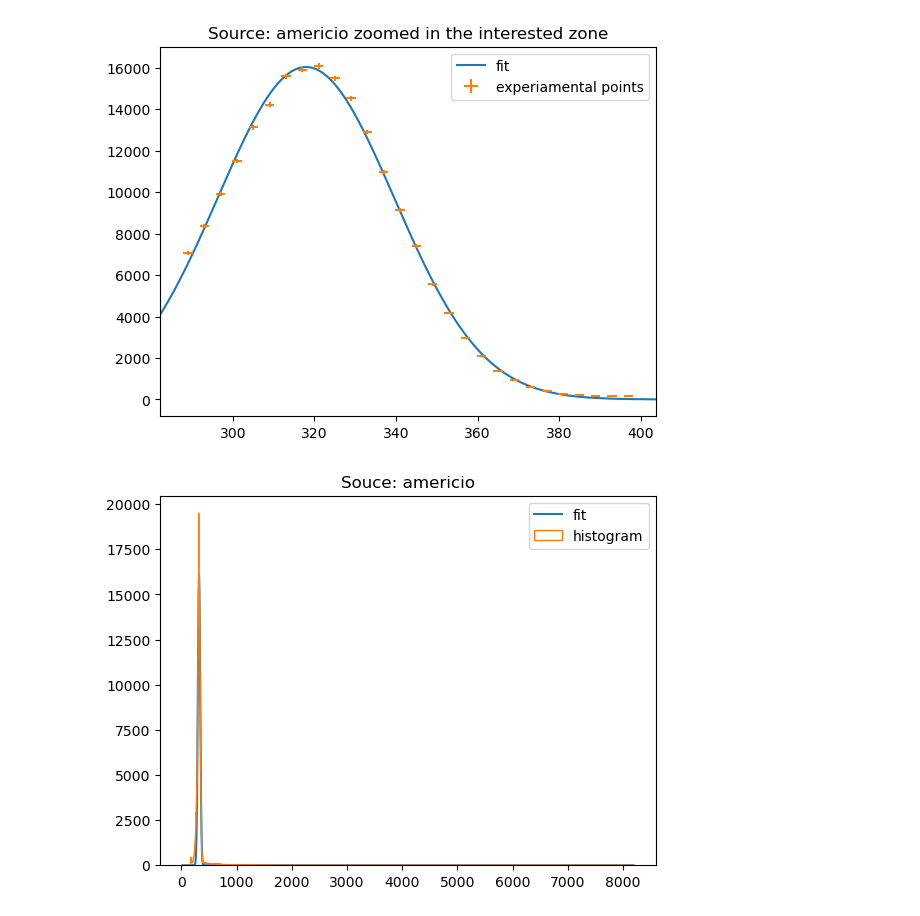
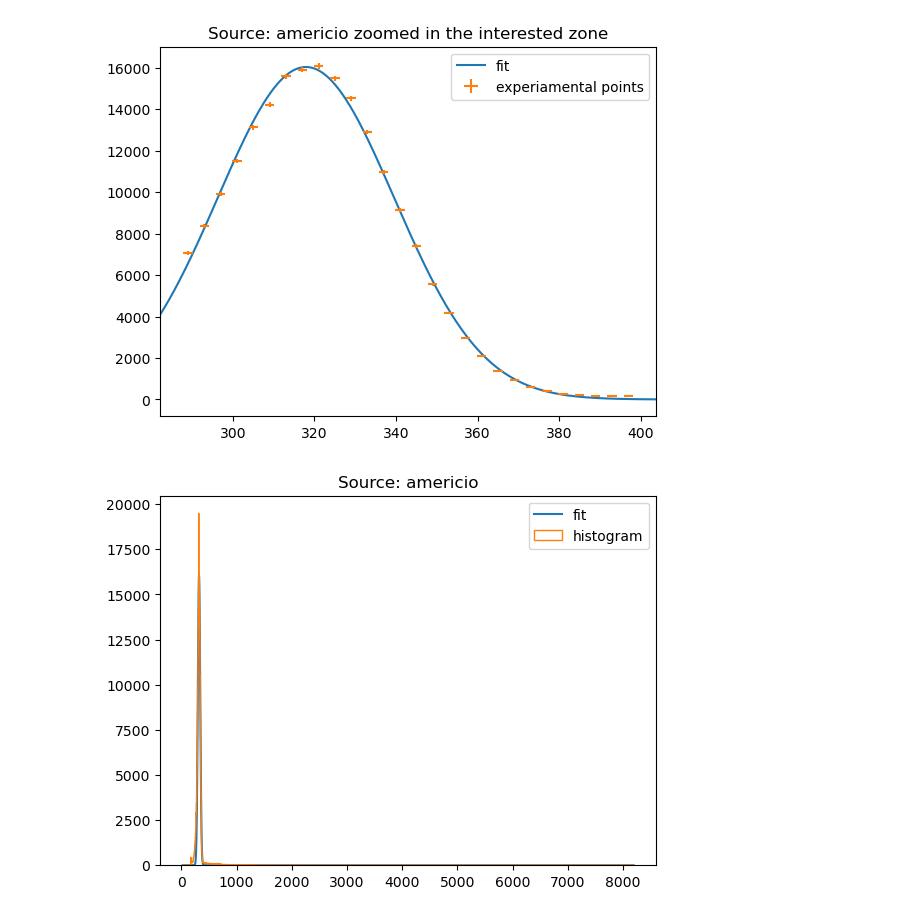
Before and after one commit to ChrisTangaNunz/particle-lab, a Jupyter notebook: asd.ipynb, the cells around one changed output. Cells and saved outputs as stored; diff of their text form; code cells hidden in the pictures.

```diff
--- a/asd.ipynb
+++ b/asd.ipynb
@@ -38,33 +38,33 @@ for i in range(len(inf)):
      right=right+(right+left)/100
      plt.xlim(left=left,right=right)
 
 
      plt.title(f"Source: {sorgenti[i]} zoomed in the interested zone")
      plt.legend()
      plt.show()
 
      plt.plot(z,y_output, label='fit')
 
 
      plt.hist(apri(file[i]),bins= 2000 if sorgenti[i]== "americio" else 500, histtype='step',label='histogram')
 
-     plt.title(f"Souce: {sorgenti[i]}")
+     plt.title(f"Source: {sorgenti[i]}")
      plt.legend()
      plt.show()
 
      media.append([popt[1]])
      err_media.append(np.sqrt(pcov[1][1]))
 
      larghezza.append([popt[2]])
      err_larghezza.append(np.sqrt(pcov[2][2]))
 
 
 media=np.array(media)
 err_media=np.array(err_media)
 
 larghezza=np.array(larghezza)
 err_larghezza=np.array(err_larghezza)
 # %% [output]
 [figure]
-[figure, old version]
+[figure, new version]
 [figure]
```
Also changed, not shown: parts of 3 cells of this notebook.
